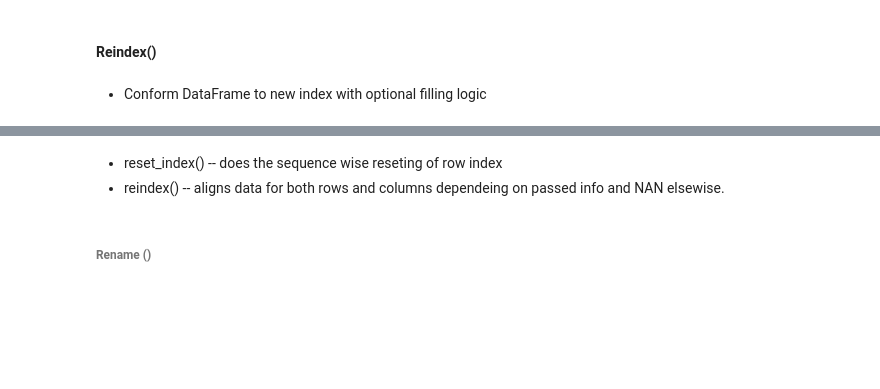
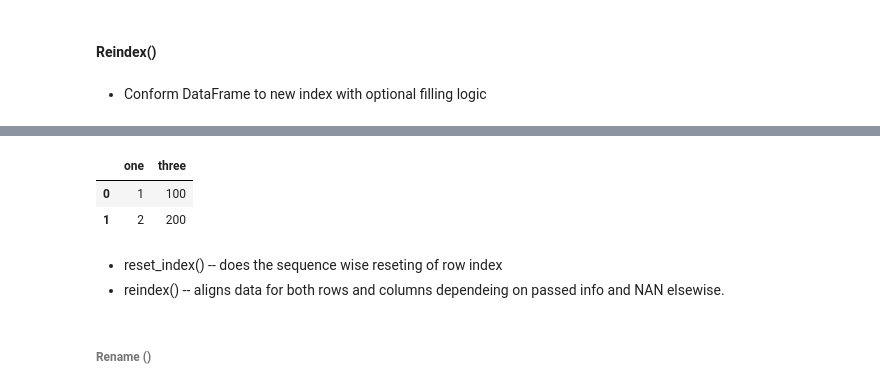
Before and after one commit to RehanShahid/Data-Science-Code, a Jupyter notebook: 5. OS with Python/Codes/Pandas_tutorial.ipynb, the cells around one changed output, grey strips where cells are left out. Saved outputs shown, nothing was run; the diff lists cells and outputs as text; code cells hidden in the pictures; blank space fills up the shorter version.

```diff
--- a/5. OS with Python/Codes/Pandas_tutorial.ipynb
+++ b/5. OS with Python/Codes/Pandas_tutorial.ipynb
@@ -1181,3 +1259,10 @@ df.reindex(new_index, columns = ['one','three','five'], fill_value = 'missing')
+# %%
+new_index = [0,1]
+df.reindex(new_index, columns = ['one','three'], fill_value = 'missing')
+# %% [output]
+|  | one | three |
+| 0 | 1 | 100 |
+| 1 | 2 | 200 |
 # %% [markdown]
 * reset_index()   -- does the sequence wise reseting of row index
 * reindex()  -- aligns data for both rows and columns dependeing on passed info and NAN elsewise.
```
Also changed, not shown: parts of 28 cells of this notebook, 7 other files.
